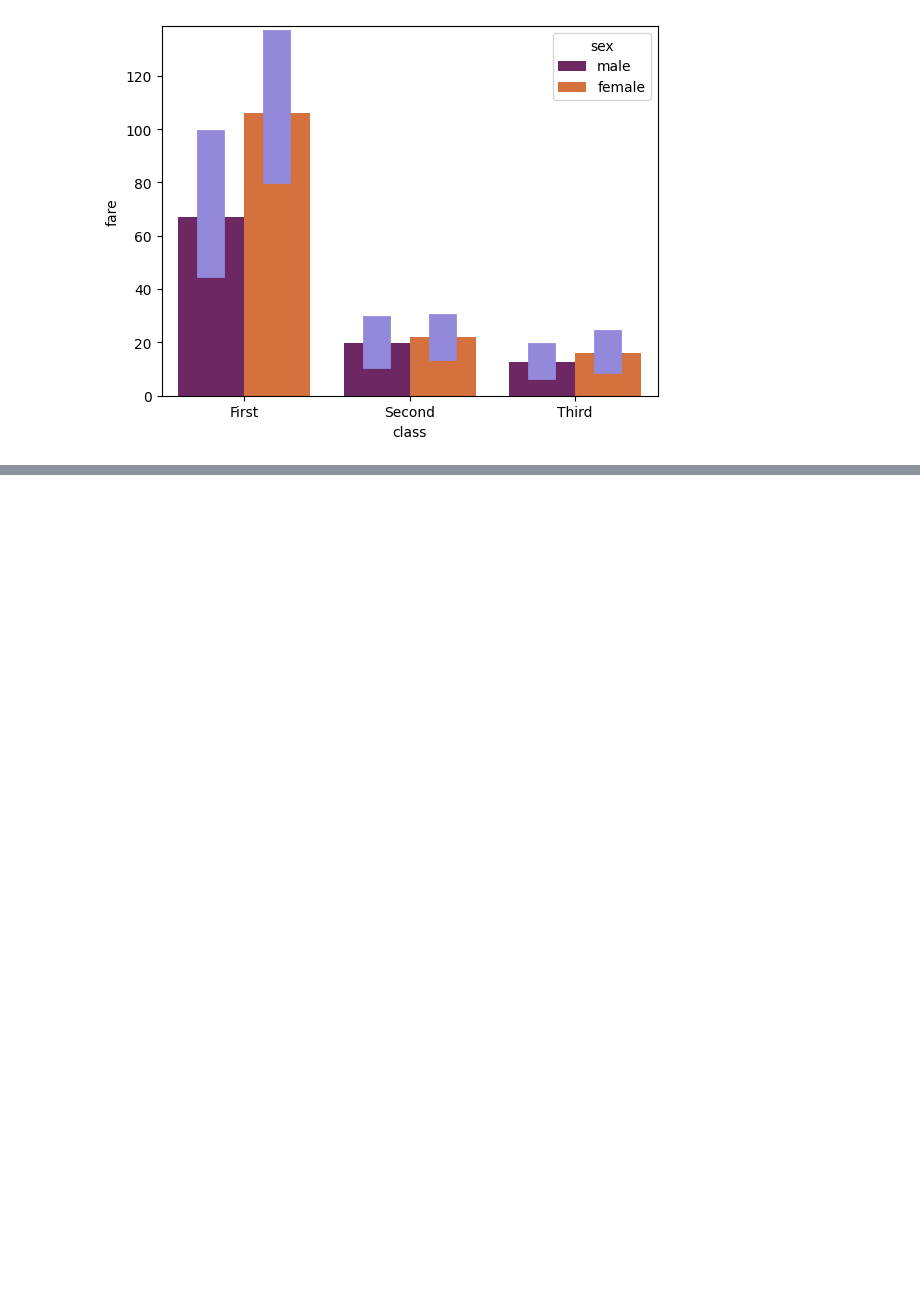
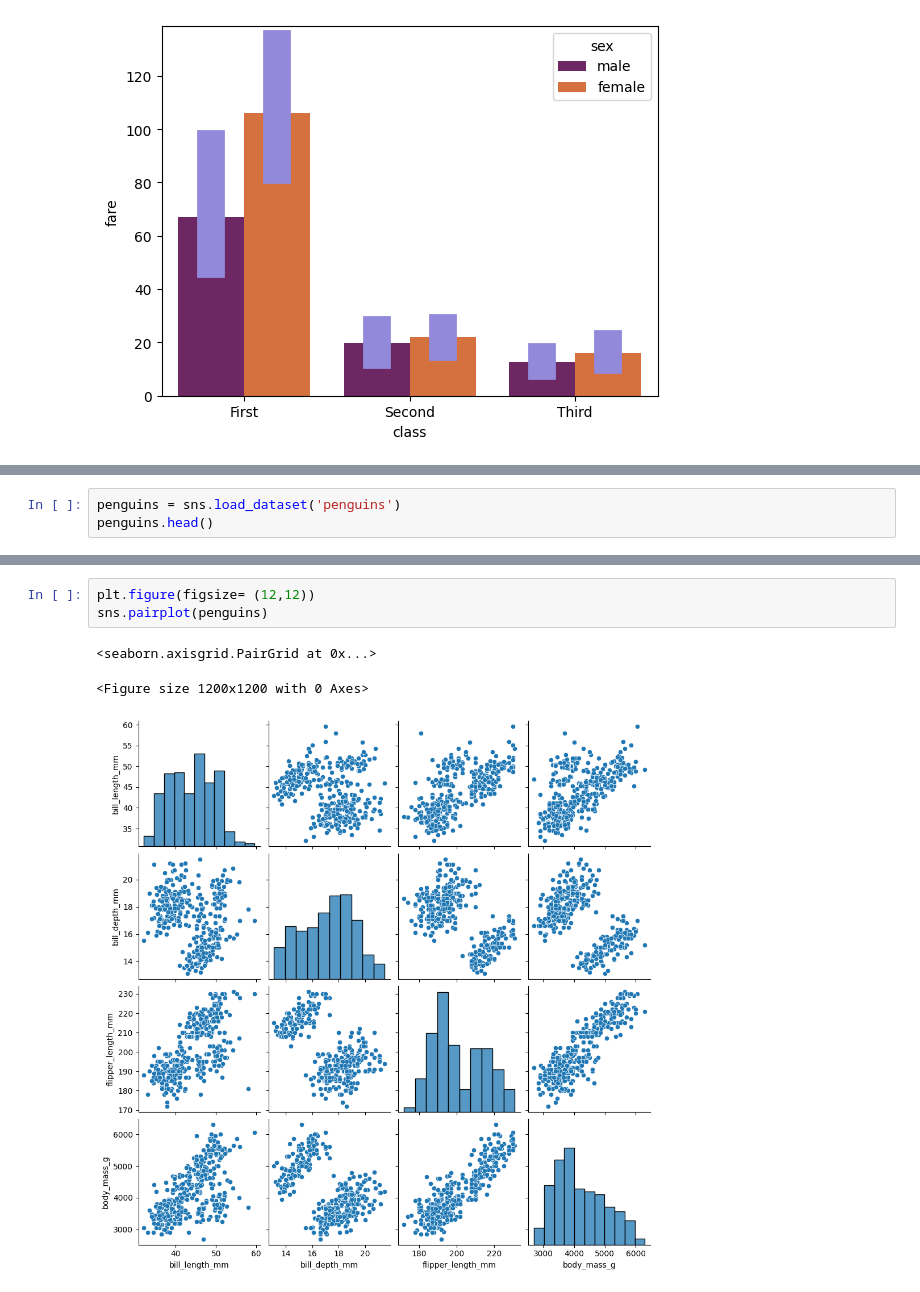
Before and after one commit to RakshitYadav09/Python-Practice, a Jupyter notebook: sea.ipynb, the cells around one changed output, grey strips where cells are left out. Cells and saved outputs as stored; diff of their text form; blank space fills up the shorter version.

Commit message:
seaborn complete

```diff
--- a/sea.ipynb
+++ b/sea.ipynb
@@ -325,0 +363,3 @@ The `errwidth` parameter is deprecated. And will be removed in v0.15.0. Pass `er
+# %%
+penguins = sns.load_dataset('penguins')
+penguins.head()
@@ -325,0 +373,7 @@ The `errwidth` parameter is deprecated. And will be removed in v0.15.0. Pass `er
+# %%
+plt.figure(figsize= (12,12))
+sns.pairplot(penguins)
+# %% [output]
+<seaborn.axisgrid.PairGrid at 0x...>
+<Figure size 1200x1200 with 0 Axes>
+[figure, added]
```
Also changed, not shown: parts of 7 cells of this notebook.
